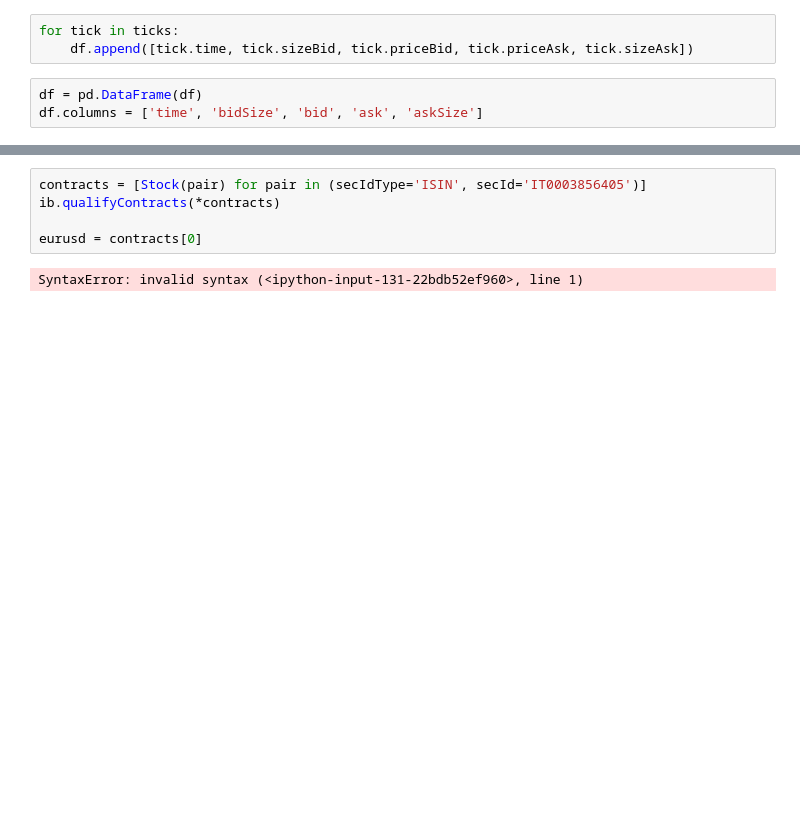
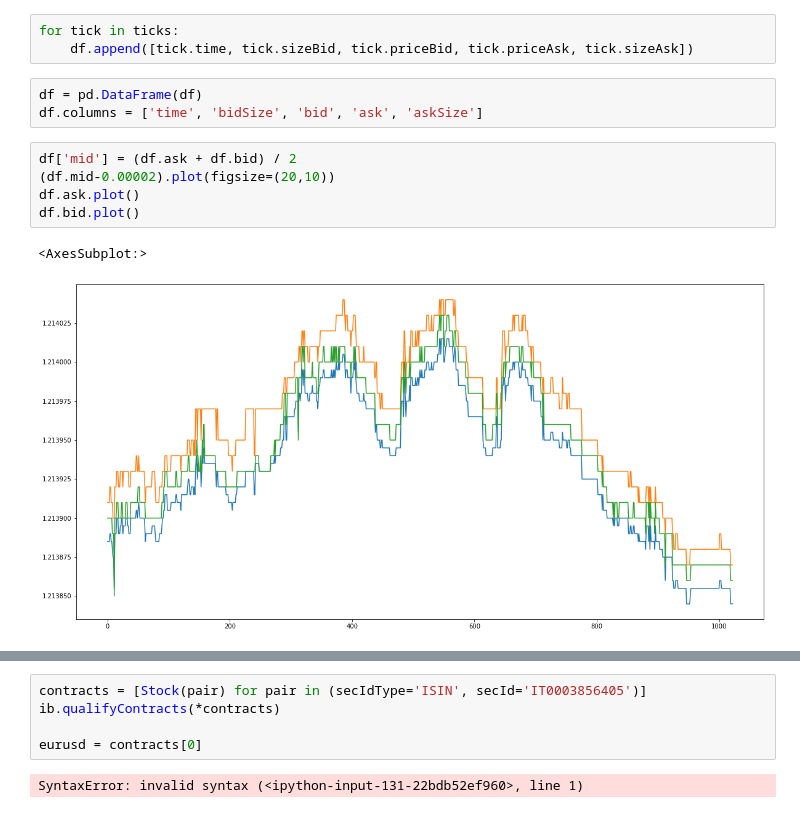
Before and after one commit to jaNGOB/IB_trader, a Jupyter notebook: tests.ipynb, the cells around one changed output, grey strips where cells are left out. Drawn from its saved outputs; the diff is of its cells as text; blank space fills up the shorter version.

```diff
--- a/tests.ipynb
+++ b/tests.ipynb
@@ -28,3 +28,11 @@ for tick in ticks:
 # %%
 df = pd.DataFrame(df)
 df.columns = ['time', 'bidSize', 'bid', 'ask', 'askSize']
+# %%
+df['mid'] = (df.ask + df.bid) / 2
+(df.mid-0.00002).plot(figsize=(20,10))
+df.ask.plot()
+df.bid.plot()
+# %% [output]
+<AxesSubplot:>
+[figure, added]
```
Also changed, not shown: parts of 23 cells of this notebook, 2 other files.
